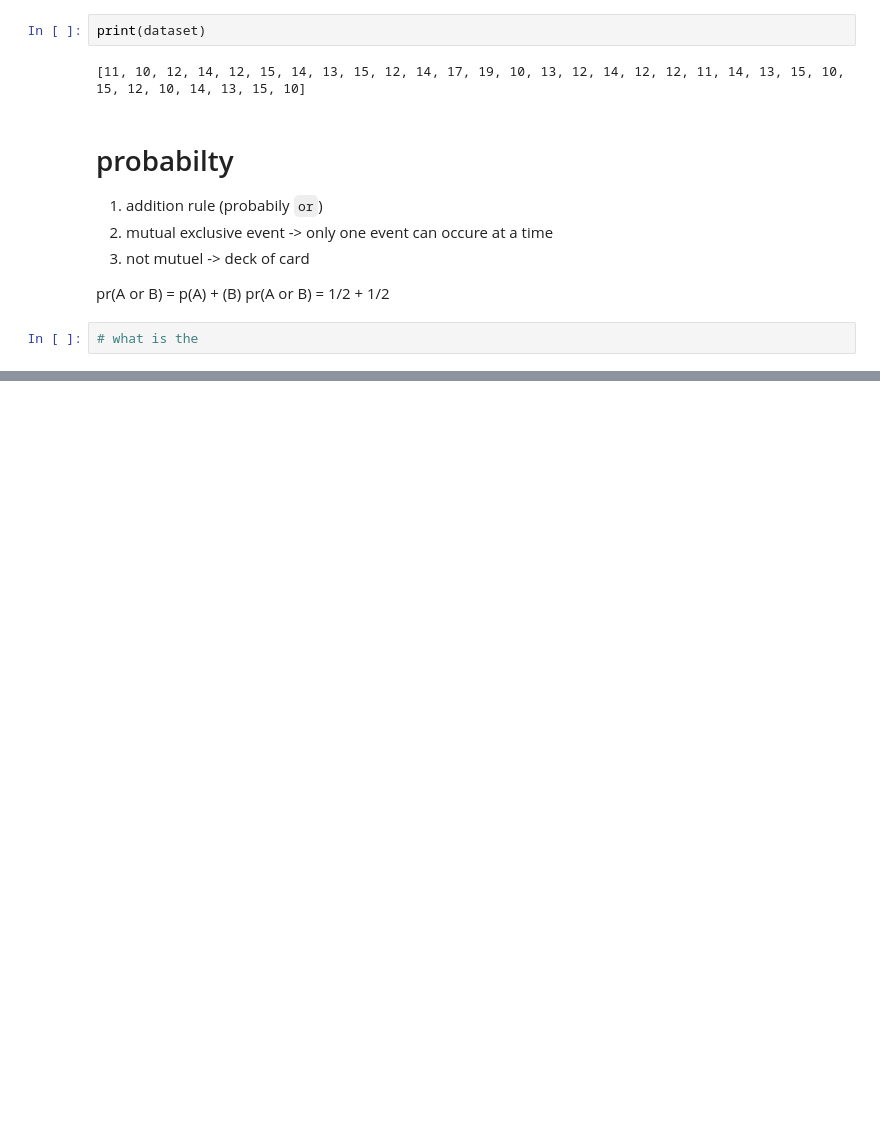
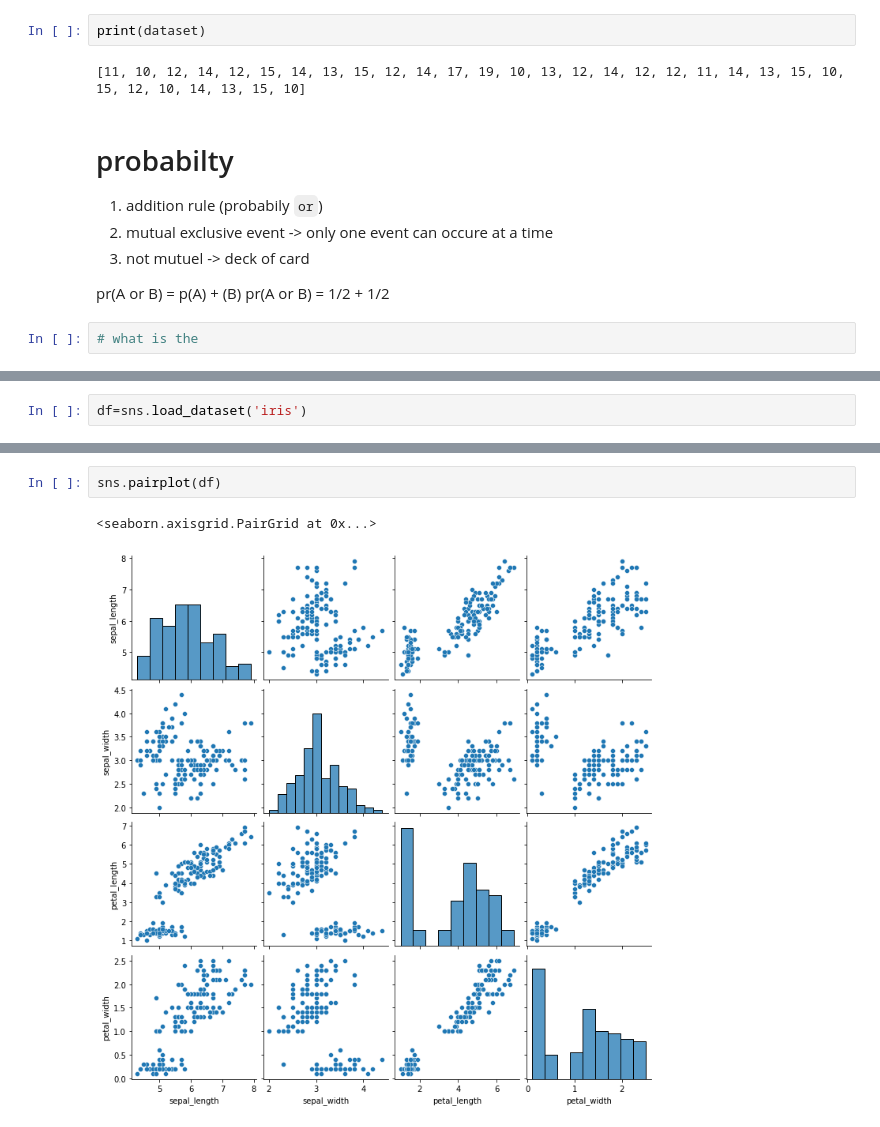
Before and after one commit to avinash-03/Python, a Jupyter notebook: 13_Notebooks/statistics.ipynb, the cells around one changed output, grey strips where cells are left out. Saved outputs shown, nothing was run; the diff lists cells and outputs as text; blank space fills up the shorter version.

```diff
--- a/13_Notebooks/statistics.ipynb
+++ b/13_Notebooks/statistics.ipynb
@@ -93,0 +167,2 @@ pr(A or B) = 1/2 + 1/2
+# %%
+df=sns.load_dataset('iris')
@@ -93,0 +177,5 @@ pr(A or B) = 1/2 + 1/2
+# %%
+sns.pairplot(df)
+# %% [output]
+<seaborn.axisgrid.PairGrid at 0x...>
+[figure, added]
```
Also changed, not shown: parts of 16 cells of this notebook.
